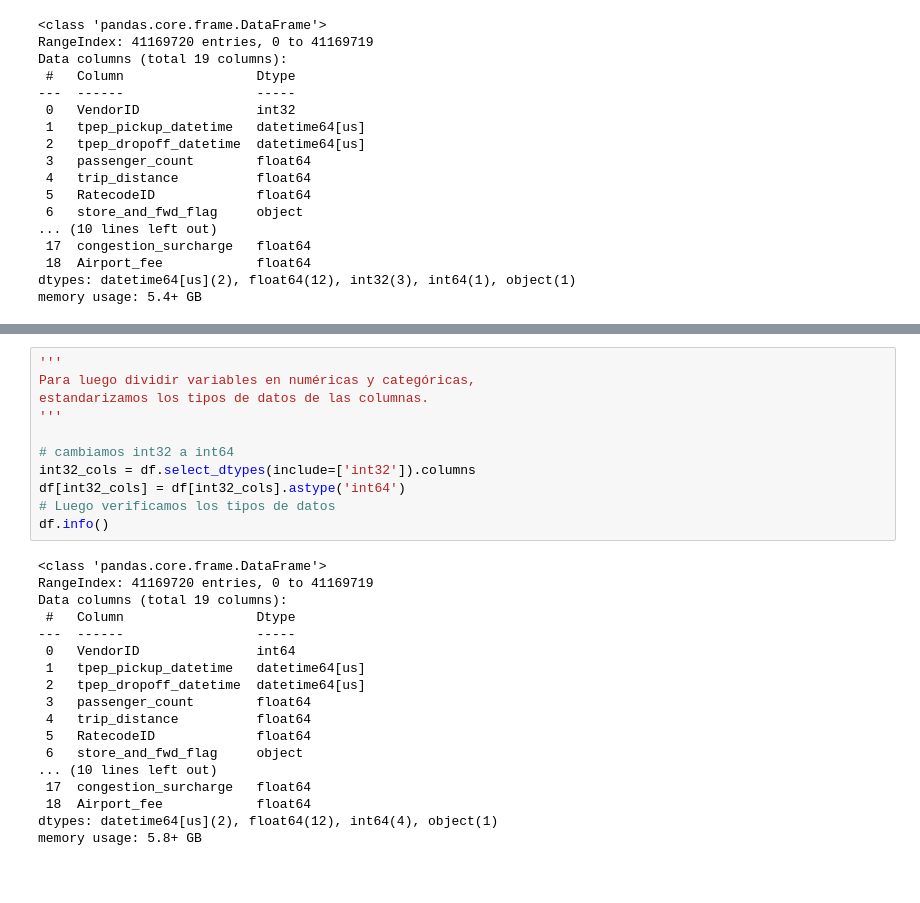
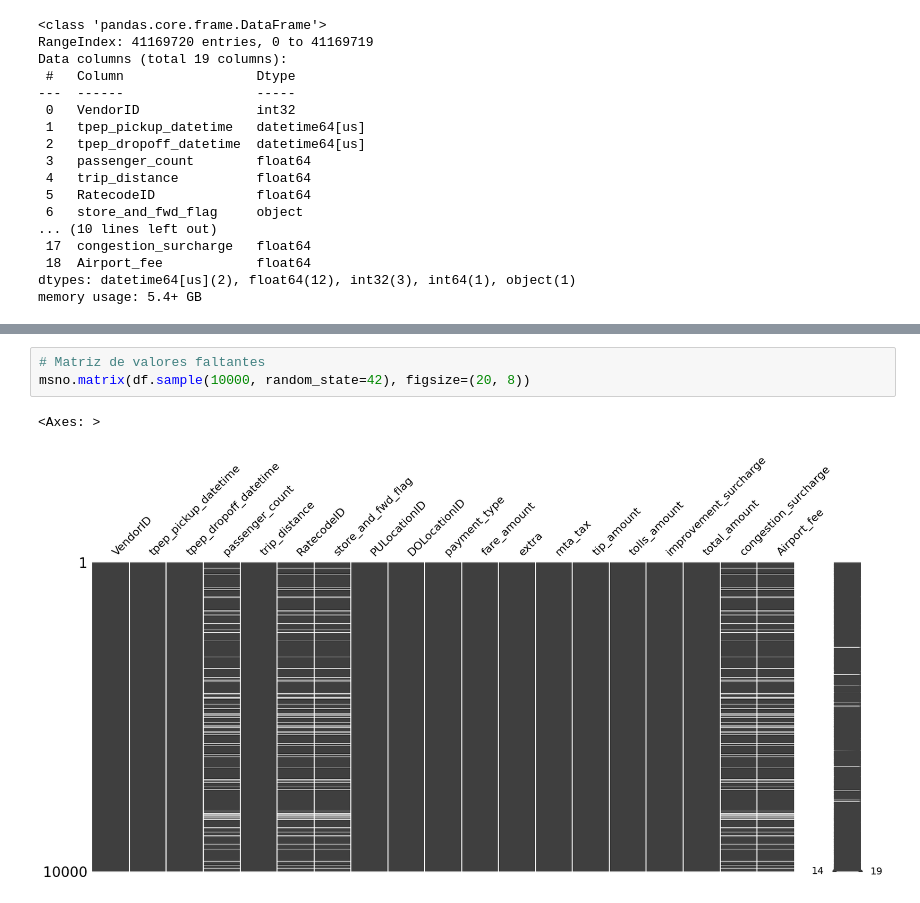
Before and after one commit to gasparrivollier/CEIA_AndD_TP_Grupo2, a Jupyter notebook: notebooks/AndD_tp.ipynb, the cells around one changed output, grey strips where cells are left out. Drawn from its saved outputs; the diff is of its cells as text; blank space fills up the shorter version.

Commit message:
added NaN heatmaps

```diff
--- a/notebooks/AndD_tp.ipynb
+++ b/notebooks/AndD_tp.ipynb
@@ -114,29 +97,6 @@ dtype: float64
-# %%
-'''
-Para luego dividir variables en numéricas y categóricas,
-estandarizamos los tipos de datos de las columnas.
-'''
-
-# cambiamos int32 a int64
-int32_cols = df.select_dtypes(include=['int32']).columns
-df[int32_cols] = df[int32_cols].astype('int64')
-# Luego verificamos los tipos de datos
-df.info()
-# %% [output]
-<class 'pandas.core.frame.DataFrame'>
-RangeIndex: 41169720 entries, 0 to 41169719
-Data columns (total 19 columns):
- #   Column                 Dtype
----  ------                 -----
- 0   VendorID               int64
- 1   tpep_pickup_datetime   datetime64[us]
- 2   tpep_dropoff_datetime  datetime64[us]
- 3   passenger_count        float64
- 4   trip_distance          float64
- 5   RatecodeID             float64
- 6   store_and_fwd_flag     object
-... (10 lines left out)
- 17  congestion_surcharge   float64
- 18  Airport_fee            float64
-dtypes: datetime64[us](2), float64(12), int64(4), object(1)
-memory usage: 5.8+ GB
+# %%
+# Matriz de valores faltantes
+msno.matrix(df.sample(10000, random_state=42), figsize=(20, 8))
+# %% [output]
+<Axes: >
+[figure, added]
```
Also changed, not shown: parts of 14 cells of this notebook.
